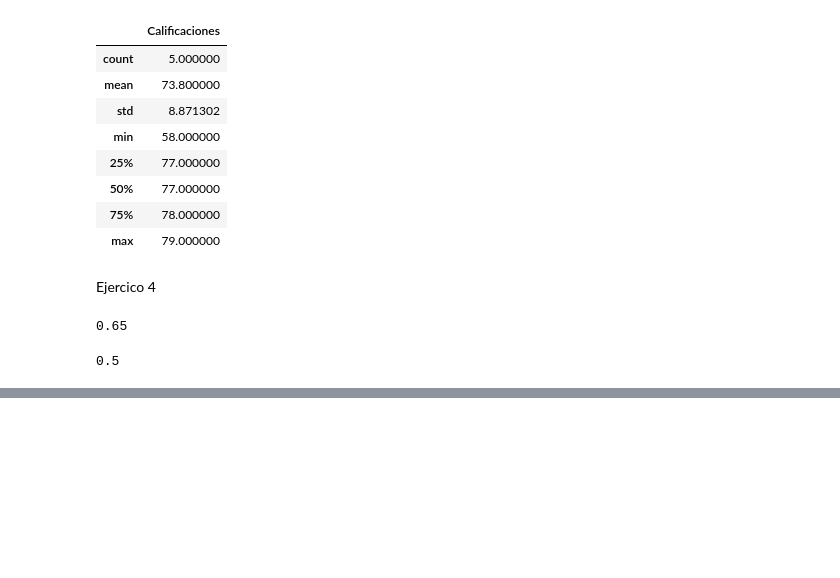
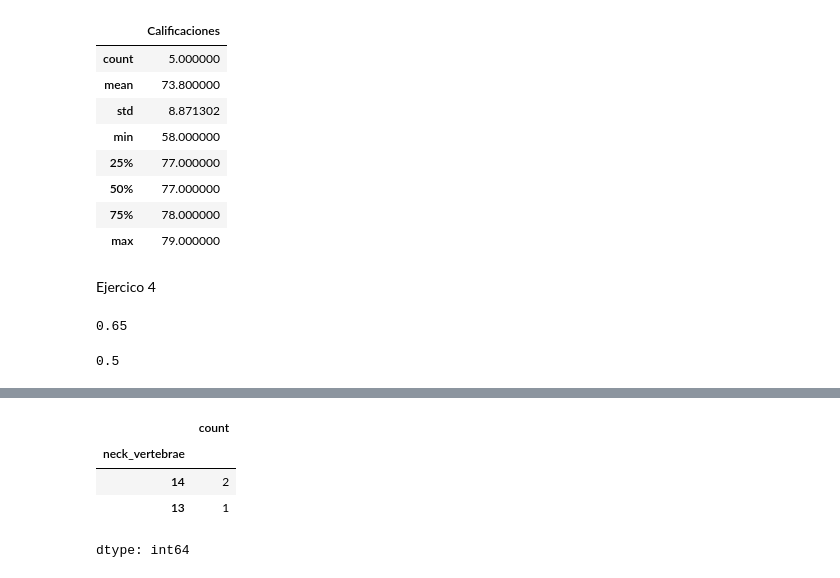
Before and after one commit to m-ony/mineria-de-datos, a Jupyter notebook: Minería_de_Datos.ipynb, the cells around one changed output, grey strips where cells are left out. Drawn from its saved outputs; the diff is of its cells as text; code cells hidden in the pictures; blank space fills up the shorter version.

```diff
--- a/Minería_de_Datos.ipynb
+++ b/Minería_de_Datos.ipynb
@@ -1863,0 +1880,9 @@ prob
+# %%
+#al hacer la cuenta la columna de vertebras se vuelve indice y la cuenta de ellas son el valor por eso se puede ordenar
+df['neck_vertebrae'].value_counts()
+# %% [output]
+|  | count |
+| neck_vertebrae |  |
+| 14 | 2 |
+| 13 | 1 |
+dtype: int64
```
Also changed, not shown: parts of 4 cells of this notebook.
